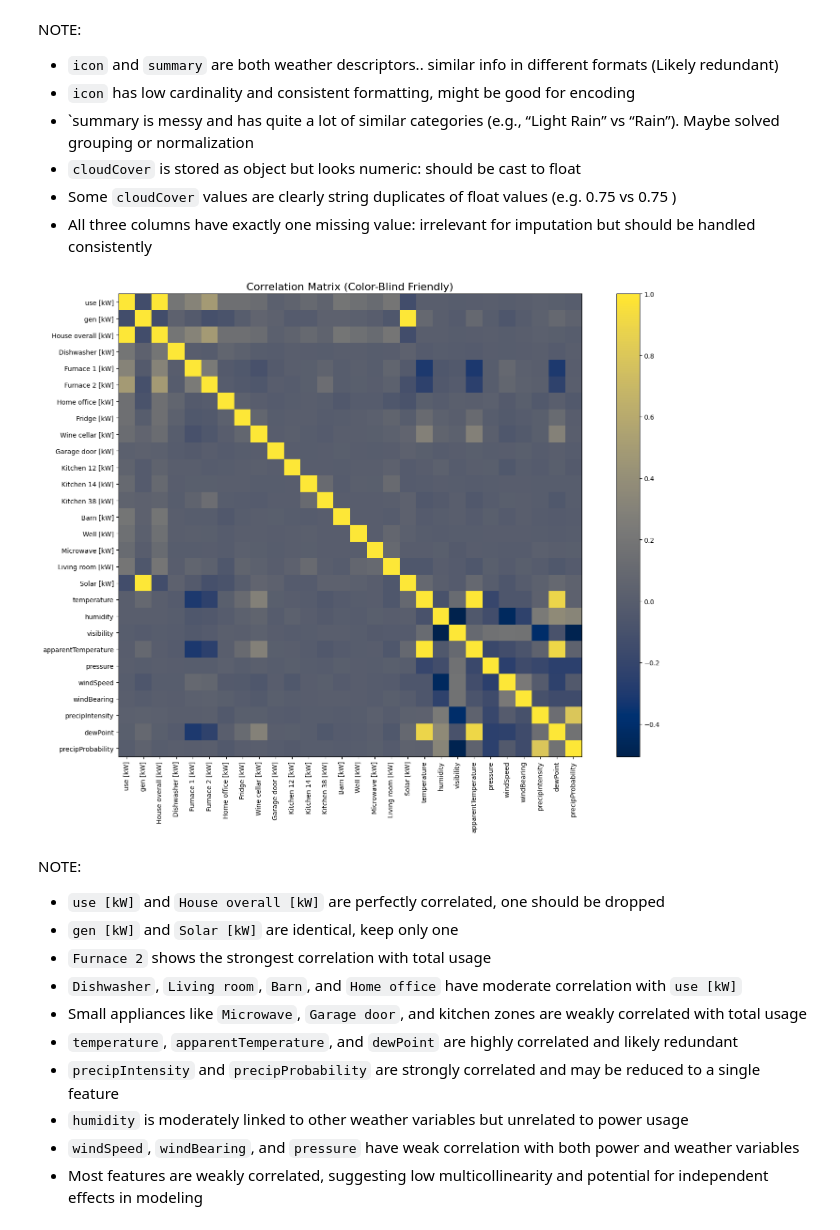
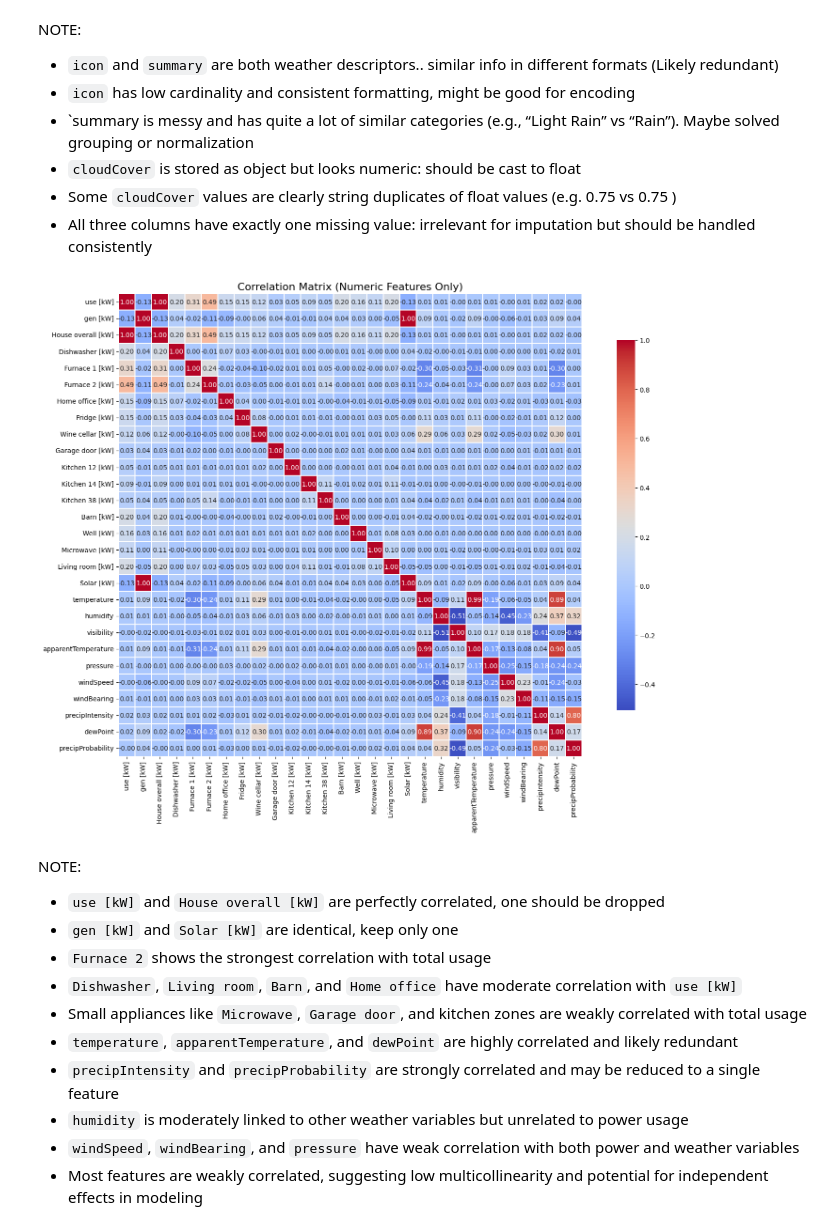
Before and after one commit to markuskuehnle/smart-meter-energy-forecasting, a Jupyter notebook: notebooks/01_data_description.ipynb, the cells around one changed output. Saved outputs shown, nothing was run; the diff lists cells and outputs as text; code cells hidden in the pictures.

Commit message:
feat: update data description

```diff
--- a/notebooks/01_data_description.ipynb
+++ b/notebooks/01_data_description.ipynb
@@ -172,21 +175,36 @@ NOTE:
 - `cloudCover` is stored as object but looks numeric: should be cast to float
 - Some `cloudCover` values are clearly string duplicates of float values (e.g. 0.75 vs 0.75 )
 - All three columns have exactly one missing value: irrelevant for imputation but should be handled consistently
+# %%
+numeric_columns: pd.DataFrame = df.select_dtypes(include='number')
+correlation_matrix: pd.DataFrame = numeric_columns.corr()
 # %%
-numeric_columns: pd.DataFrame = df.select_dtypes(include='number')
+def plot_feature_correlation_heatmap(dataframe: pd.DataFrame) -> None:
+    """
+    Plot a heatmap of the correlation matrix of all numeric columns in the dataframe.
+    """
+    numeric_columns: pd.DataFrame = dataframe.select_dtypes(include='number')
+    correlation_matrix: pd.DataFrame = numeric_columns.corr()
 
-correlation_matrix: pd.DataFrame = numeric_columns.corr()
-
-plt.figure(figsize=(16, 12))
-heatmap = plt.imshow(correlation_matrix, cmap='cividis', interpolation='nearest')
-plt.colorbar(heatmap)
-plt.title('Correlation Matrix (Color-Blind Friendly)', fontsize=16)
-plt.xticks(range(len(correlation_matrix.columns)), correlation_matrix.columns, rotation=90)
-plt.yticks(range(len(correlation_matrix.columns)), correlation_matrix.columns)
-plt.tight_layout()
-plt.show()
+    plt.figure(figsize=(16, 12))
+    sns.heatmap(
+        correlation_matrix,
+        annot=True,
+        fmt=".2f",
+        cmap="coolwarm",
+        linewidths=0.3,
+        square=True,
+        cbar_kws={"shrink": 0.8}
+    )
+    plt.title("Correlation Matrix (Numeric Features Only)", fontsize=16)
+    plt.xticks(rotation=90)
+    plt.yticks(rotation=0)
+    plt.tight_layout()
+    plt.show()
-# %% [output]
-[figure, removed]
+# %%
+plot_feature_correlation_heatmap(df)
+# %% [output]
+[figure, added]
 # %% [markdown]
 NOTE:
 - `use [kW]` and `House overall [kW]` are perfectly correlated, one should be dropped
```
Also changed, not shown: parts of 2 cells of this notebook, 2 other files.
